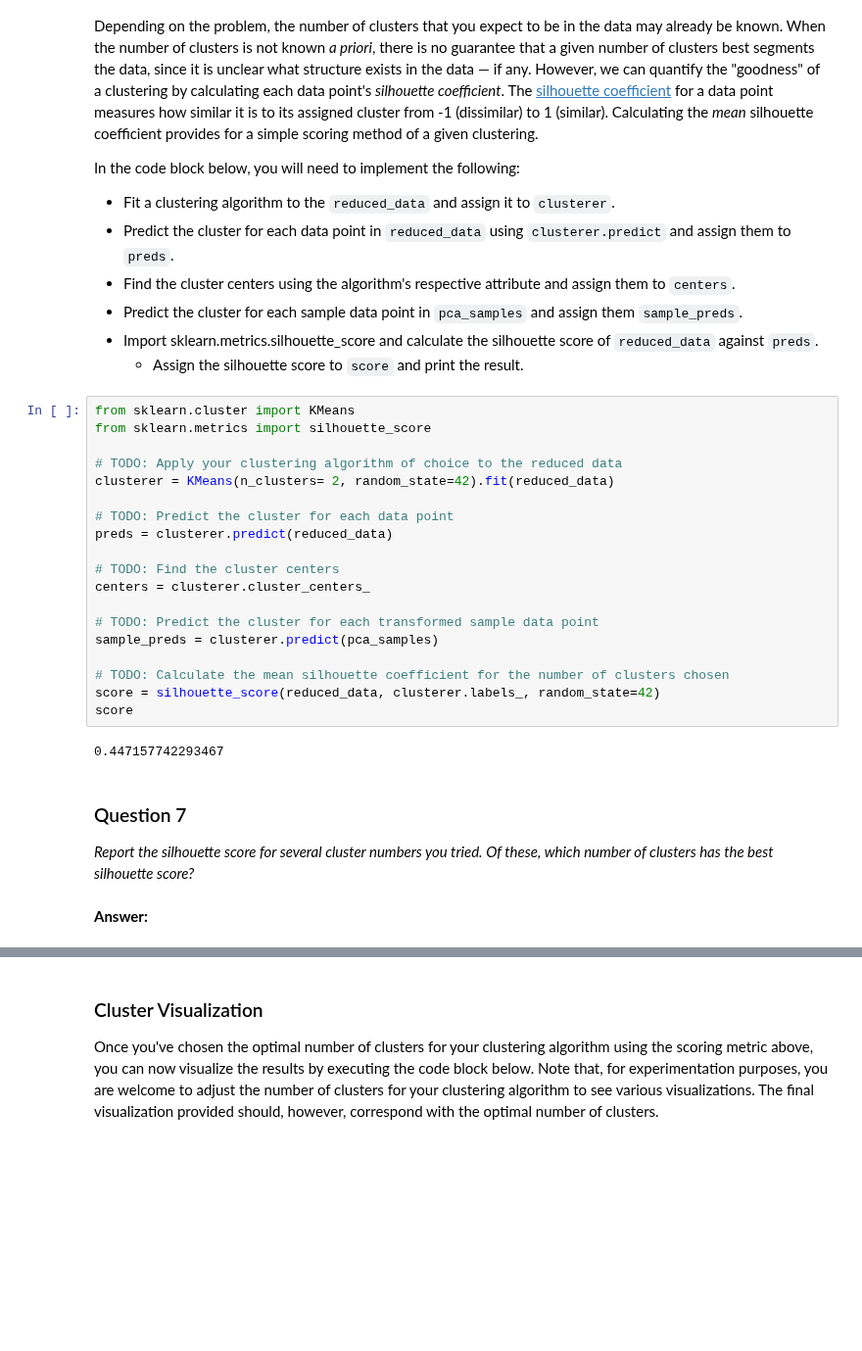
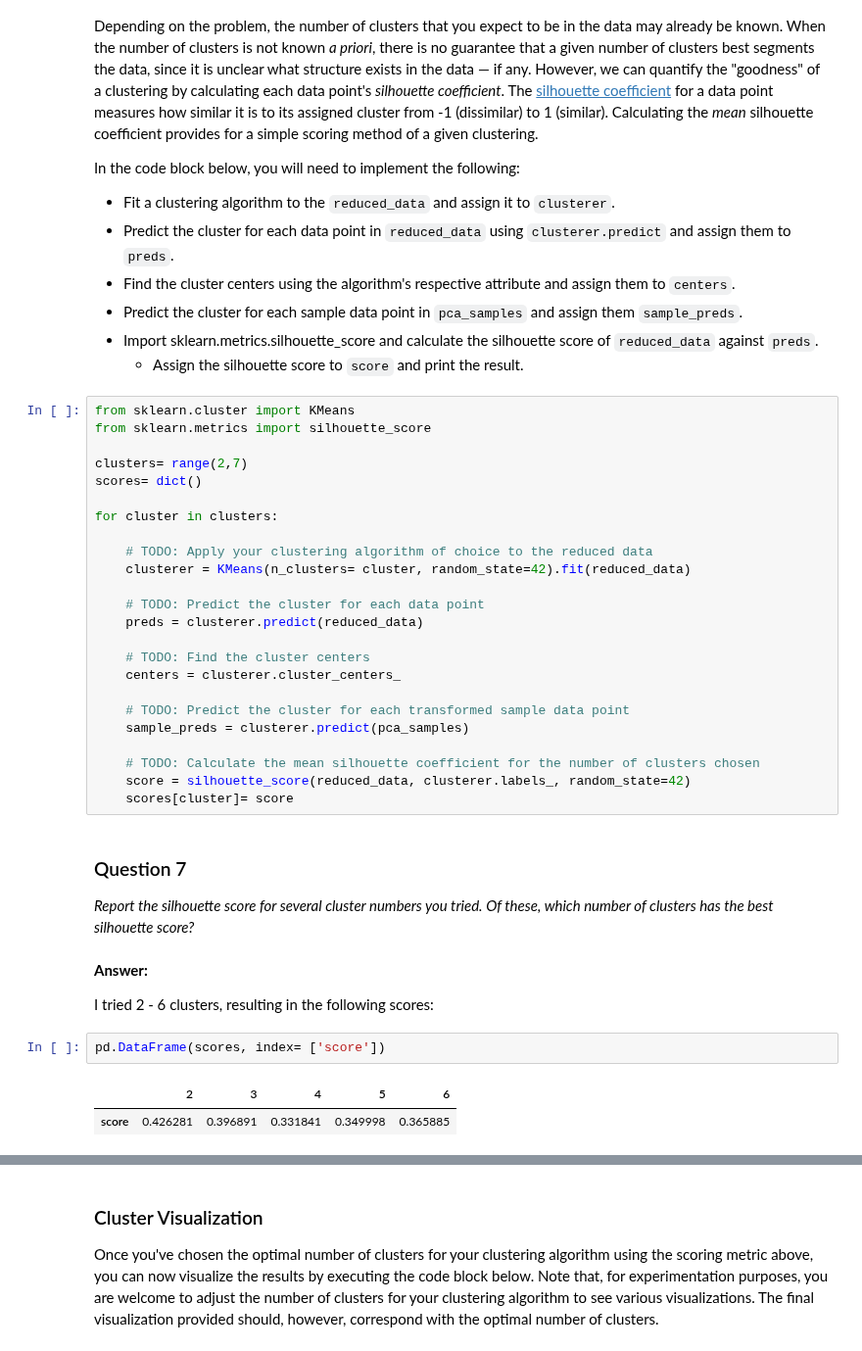
Before and after one commit to baumanab/Udacity_MachineLearningEngineer_ND, a Jupyter notebook: projects/creating_customer_segments/customer_segments.ipynb, the cells around one changed output, grey strips where cells are left out. Shown at 98% size. Drawn from its saved outputs; the diff is of its cells as text; blank space fills up the shorter version.

```diff
--- a/projects/creating_customer_segments/customer_segments.ipynb
+++ b/projects/creating_customer_segments/customer_segments.ipynb
@@ -482,25 +482,35 @@ In the code block below, you will need to implement the following:
 from sklearn.cluster import KMeans
 from sklearn.metrics import silhouette_score
 
-# TODO: Apply your clustering algorithm of choice to the reduced data
-clusterer = KMeans(n_clusters= 2, random_state=42).fit(reduced_data)
+clusters= range(2,7)
+scores= dict()
 
-# TODO: Predict the cluster for each data point
-preds = clusterer.predict(reduced_data)
+for cluster in clusters:
 
-# TODO: Find the cluster centers
-centers = clusterer.cluster_centers_
+    # TODO: Apply your clustering algorithm of choice to the reduced data
+    clusterer = KMeans(n_clusters= cluster, random_state=42).fit(reduced_data)
 
-# TODO: Predict the cluster for each transformed sample data point
-sample_preds = clusterer.predict(pca_samples)
+    # TODO: Predict the cluster for each data point
+    preds = clusterer.predict(reduced_data)
 
-# TODO: Calculate the mean silhouette coefficient for the number of clusters chosen
-score = silhouette_score(reduced_data, clusterer.labels_, random_state=42)
-score
+    # TODO: Find the cluster centers
+    centers = clusterer.cluster_centers_
+
+    # TODO: Predict the cluster for each transformed sample data point
+    sample_preds = clusterer.predict(pca_samples)
+
+    # TODO: Calculate the mean silhouette coefficient for the number of clusters chosen
+    score = silhouette_score(reduced_data, clusterer.labels_, random_state=42)
+    scores[cluster]= score
-# %% [output]
-0.447157742293467
 # %% [markdown]
 ### Question 7
 *Report the silhouette score for several cluster numbers you tried. Of these, which number of clusters has the best silhouette score?*
-# %% [markdown]
-**Answer:**
+# %% [markdown]
+**Answer:**
+
+I tried 2 - 6 clusters, resulting in the following scores:
+# %%
+pd.DataFrame(scores, index= ['score'])
+# %% [output]
+|  | 2 | 3 | 4 | 5 | 6 |
+| score | 0.426281 | 0.396891 | 0.331841 | 0.349998 | 0.365885 |
```
Also changed, not shown: parts of 5 cells of this notebook.
